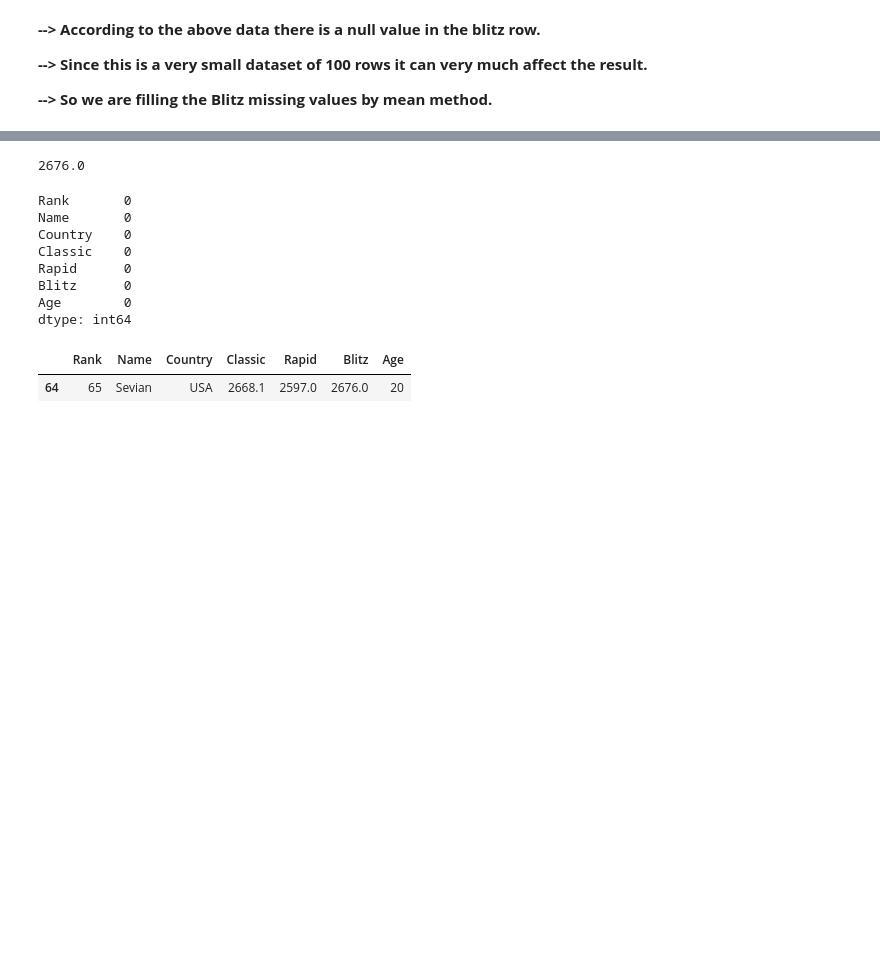
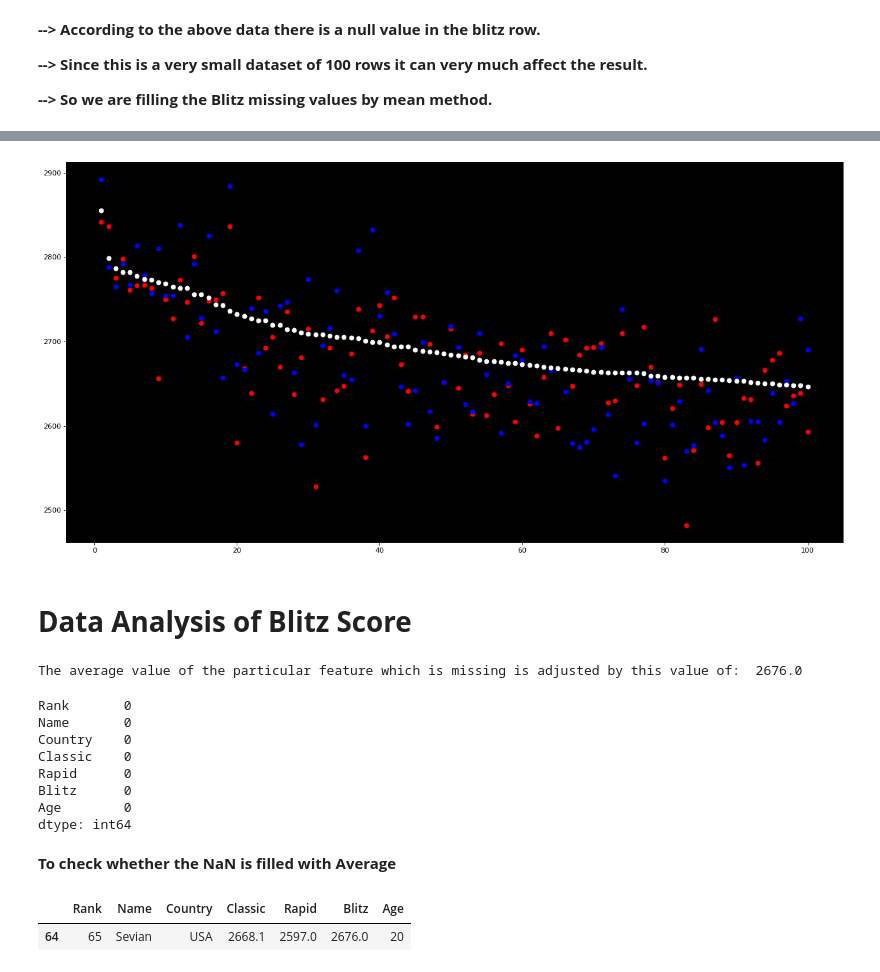
Before and after one commit to Manikandan-professional/ChessRatingAnalysis, a Jupyter notebook: ChessRating_Analysis.ipynb, the cells around one changed output, grey strips where cells are left out. Saved outputs shown, nothing was run; the diff lists cells and outputs as text; code cells hidden in the pictures; blank space fills up the shorter version.

Commit message:
Finished Chess Rating Analysis

```diff
--- a/ChessRating_Analysis.ipynb
+++ b/ChessRating_Analysis.ipynb
@@ -66,11 +95,24 @@ dtype: int64
+# %%
+plt.figure(figsize=(16,8),dpi=80)
+ax=plt.axes()
+ax.set_facecolor('black')
+aa=plt.scatter(df.Rank,df.Rapid,color='red')
+bb=plt.scatter(df.Rank,df.Blitz,color='blue')
+cc=plt.scatter(df.Rank,df.Classic,color='white')
+plt.tight_layout()
+plt.show()
+# %% [output]
+[figure, added]
+# %% [markdown]
+# **Data Analysis of Blitz Score**
 # %%
 #Mean of the Blitz Column
 a=df['Blitz'].sum()
 b=99 #Since one row has a null value we are considering 99 rows
 avg=float(round(a/b))
-avg
+print('The average value of the particular feature which is missing is adjusted by this value of: ',avg)
 # %% [output]
-2676.0
+The average value of the particular feature which is missing is adjusted by this value of:  2676.0
 # %%
 df['Blitz'] = df['Blitz'].fillna(avg)
 # %%
@@ -84,6 +126,8 @@ Rapid      0
 Blitz      0
 Age        0
 dtype: int64
+# %% [markdown]
+**To check whether the NaN is filled with Average**
 # %%
 df[df['Rank']==65]
 # %% [output]
```
Also changed, not shown: parts of 62 cells of this notebook.
